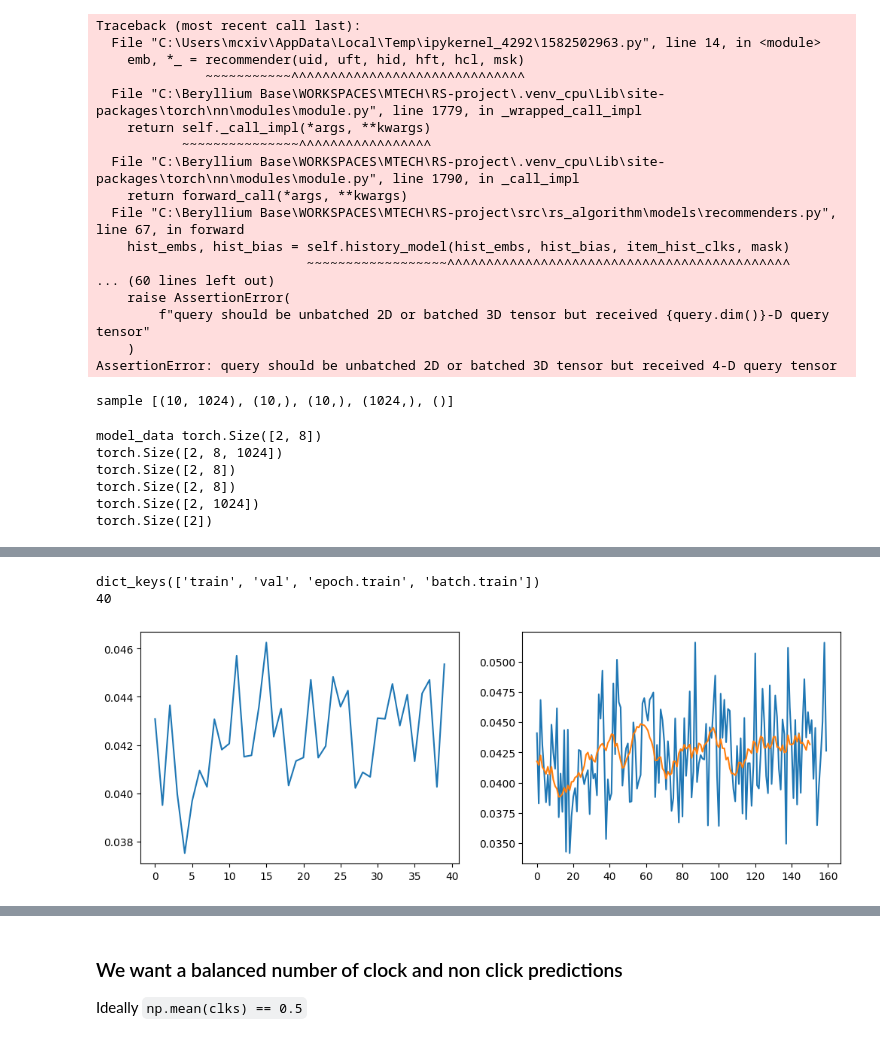
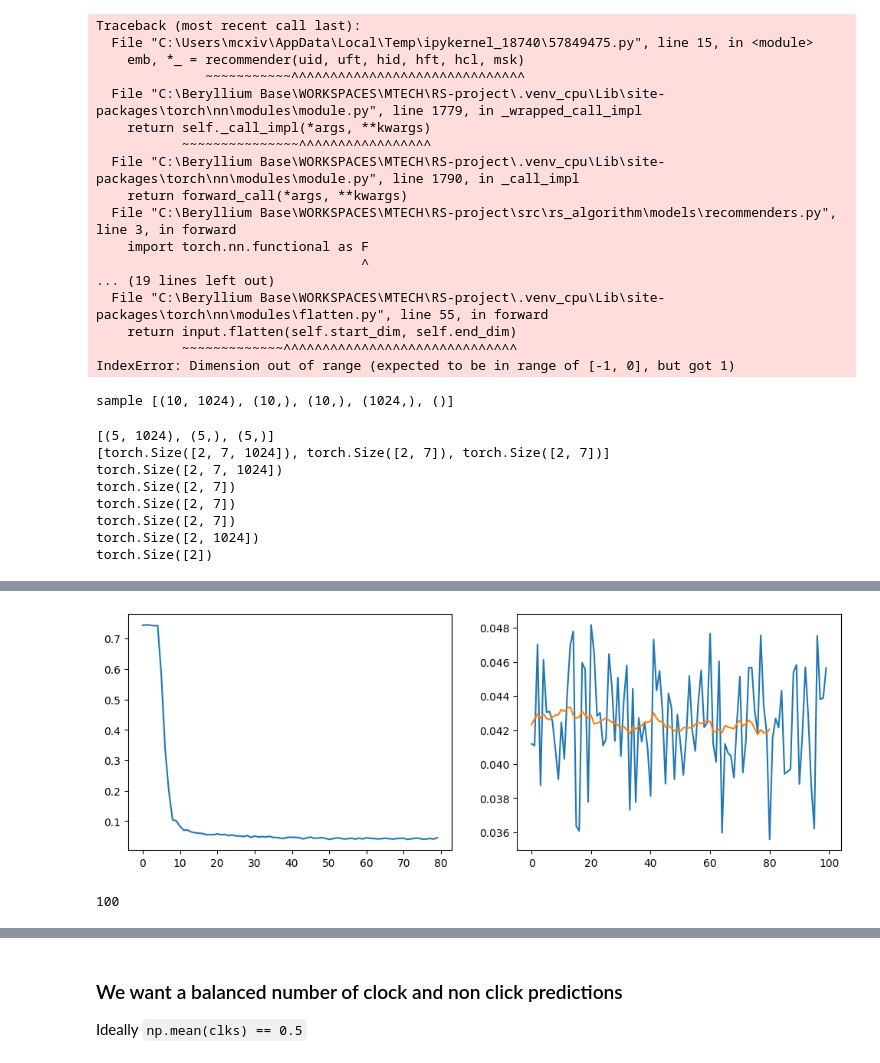
Before and after one commit to Minecraftian14/rs-fatigue-aware-dual-system-recommender-system, a Jupyter notebook: sandbox/kuairec_system_1_training.ipynb, the cells around one changed output, grey strips where cells are left out. Drawn from its saved outputs; the diff is of its cells as text; code cells hidden in the pictures.

```diff
--- a/sandbox/kuairec_system_1_training.ipynb
+++ b/sandbox/kuairec_system_1_training.ipynb
@@ -72,17 +73,18 @@ except:
 # %%
 try:
     with torch.no_grad():
-        (uid, uft, pid, pif, nid, nif), truth = next(iter(ds_test))
+        (uid, uft, pid, pif, nid, nif), truth = next(iter(ds_train_v2))
         uid, uft, pid, pif, nid, nif = (
             torch.tensor([uid], dtype=torch.int64), torch.tensor(uft[None, :], dtype=torch.float32),
             torch.tensor([pid], dtype=torch.int64), torch.tensor(pif[None, :], dtype=torch.float32),
             torch.tensor([nid], dtype=torch.int64), torch.tensor(nif[None, :], dtype=torch.float32))
 
-        hid = torch.cat([nid, nid, nid], dim=0)
-        hft = torch.cat([nif, nif, nif], dim=0)
+        hid = torch.cat([nid, nid, nid], dim=0).unsqueeze(0)
+        hft = torch.cat([nif, nif, nif], dim=0).unsqueeze(0)
         msk = torch.ones((1, 3))
         hcl = torch.ones((1, 3,))
         hcl[0, 1] = 0
+
         emb, *_ = recommender(uid, uft, hid, hft, hcl, msk)
 
         uem, ubs = user_model(uid, uft)
@@ -96,7 +98,7 @@ except:
     traceback.print_exc()
 # %% [output]
 Traceback (most recent call last):
-  File "C:\Users\mcxiv\AppData\Local\Temp\ipykernel_4292\1582502963.py", line 14, in <module>
+  File "C:\Users\mcxiv\AppData\Local\Temp\ipykernel_18740\57849475.py", line 15, in <module>
     emb, *_ = recommender(uid, uft, hid, hft, hcl, msk)
               ~~~~~~~~~~~^^^^^^^^^^^^^^^^^^^^^^^^^^^^^^
   File "C:\Beryllium Base\WORKSPACES\MTECH\RS-project\.venv_cpu\Lib\site-packages\torch\nn\modules\module.py", line 1779, in _wrapped_call_impl
@@ -104,16 +106,16 @@ Traceback (most recent call last):
            ~~~~~~~~~~~~~~~^^^^^^^^^^^^^^^^^
   File "C:\Beryllium Base\WORKSPACES\MTECH\RS-project\.venv_cpu\Lib\site-packages\torch\nn\modules\module.py", line 1790, in _call_impl
     return forward_call(*args, **kwargs)
-  File "C:\Beryllium Base\WORKSPACES\MTECH\RS-project\src\rs_algorithm\models\recommenders.py", line 67, in forward
-    hist_embs, hist_bias = self.history_model(hist_embs, hist_bias, item_hist_clks, mask)
-                           ~~~~~~~~~~~~~~~~~~^^^^^^^^^^^^^^^^^^^^^^^^^^^^^^^^^^^^^^^^^^^^
-... (60 lines left out)
-    raise AssertionError(
-        f"query should be unbatched 2D or batched 3D tensor but received {query.dim()}-D query tensor"
-    )
-AssertionError: query should be unbatched 2D or batched 3D tensor but received 4-D query tensor
+  File "C:\Beryllium Base\WORKSPACES\MTECH\RS-project\src\rs_algorithm\models\recommenders.py", line 3, in forward
+    import torch.nn.functional as F
+                                  ^
+... (19 lines left out)
+  File "C:\Beryllium Base\WORKSPACES\MTECH\RS-project\.venv_cpu\Lib\site-packages\torch\nn\modules\flatten.py", line 55, in forward
+    return input.flatten(self.start_dim, self.end_dim)
+           ~~~~~~~~~~~~~^^^^^^^^^^^^^^^^^^^^^^^^^^^^^^
+IndexError: Dimension out of range (expected to be in range of [-1, 0], but got 1)
 # %%
-class PretrainerDataset(data.Dataset):
+class PretrainerDataset(Dataset):
     def __init__(self, data_model: 'DataModel', history_zise, length=1024, ratings=None):
         self.data_model = data_model
         self.history_size = history_zise
@@ -134,6 +136,8 @@ class PretrainerDataset(data.Dataset):
         if len(eff_hem) == 0: return self.__getitem__(idx)
         wei = np.linspace(0, 2 / len(eff_hem), len(eff_hem), dtype=np.float32)
         eff_hem, eff_hbs = (eff_hem * wei[:, None]).sum(0), (eff_hbs * wei).sum(0)
+        with torch.no_grad():
+            eff_hem = item_model.embedder[2](torch.tensor(eff_hem)).numpy()
 
         return (hem, hbs, hcs.astype(np.float32)), (eff_hem, eff_hbs)
 
@@ -148,20 +152,23 @@ except:
 sample [(10, 1024), (10,), (10,), (1024,), ()]
 # %%
 try:
-    abc = data.DataLoader(pds, batch_size=2, collate_fn=sequence_collate)
+    abc = DataLoader(pds, batch_size=2, collate_fn=sequence_collate)
     for _, sample in zip(range(1), abc):
         print(sample[0][0].shape)
         print(sample[0][1].shape)
         print(sample[0][2].shape)
+        print(sample[0][3].shape)
         print(sample[1][0].shape)
         print(sample[1][1].shape)
 except:
     traceback.print_exc()
 # %% [output]
-model_data torch.Size([2, 8])
-torch.Size([2, 8, 1024])
-torch.Size([2, 8])
-torch.Size([2, 8])
+[(5, 1024), (5,), (5,)]
+[torch.Size([2, 7, 1024]), torch.Size([2, 7]), torch.Size([2, 7])]
+torch.Size([2, 7, 1024])
+torch.Size([2, 7])
+torch.Size([2, 7])
+torch.Size([2, 7])
 torch.Size([2, 1024])
 torch.Size([2])
 # %%
@@ -172,21 +179,39 @@ def pre_his_loss(preds, truth):
     return F.mse_loss(hem, eff_hem) + F.mse_loss(hbs, eff_hbs.unsqueeze(-1))
 
 
+def running_average(arr, window=10):
+    return np.convolve(arr, np.ones(window), 'valid') / window
+
+
 try:
+    history_training_loss = locals().get('history_training_loss', None)
     history_trainer = Trainer(
         model=recommender.history_model,
-        train_dataloader=data.DataLoader(pds, batch_size=512, collate_fn=sequence_collate),
+        train_dataloader=DataLoader(pds, batch_size=512, collate_fn=sequence_collate),
         epochs=10,
         criterion=pre_his_loss,
         optimizer=lambda x: torch.optim.Adam(x, lr=0.000001),
         record_per_epoch_training_loss=True,
         record_per_batch_training_loss=True,
     )
+    history_training_loss = history_trainer.loss
+    history_trainer.load_model("model_history_embeds_v2.pt")
 except:
     traceback.print_exc()
+# %%
+try:
+    history_trainer.epochs = 10
+    # history_trainer.learning_rate(0.003)
+except:
+    traceback.print_exc()
 # %%
 try:
     history_trainer.train()
+
+    _, axs = plt.subplots(1, 2, figsize=(12, 4))
+    axs[0].plot(history_trainer.loss['train'])
+    axs[1].plot(history_trainer.loss['batch.train'])
+    axs[1].plot(running_average(history_trainer.loss['batch.train'], 20))
 except:
     traceback.print_exc()
 # %% [output]
@@ -210,20 +218,11 @@ Epoch: 10/10    Train Loss: 0.05    TTS: 416.52    ETA: 0.00
+[figure, added]
 # %%
 try:
-    def running_average(arr, window=10):
-        return np.convolve(arr, np.ones(window), 'valid') / window
-
-
-    print(history_trainer.loss.keys())
-    print(len(history_trainer.loss['epoch.train']))
-    _, axs = plt.subplots(1, 2, figsize=(12, 4))
-    axs[0].plot(history_trainer.loss['train'])
-    axs[1].plot(history_trainer.loss['batch.train'])
-    axs[1].plot(running_average(history_trainer.loss['batch.train']))
+    # history_trainer.loss['batch.train'] = history_trainer.loss['batch.train'][150:]
+    print(len(history_trainer.loss['batch.train']))
 except:
     traceback.print_exc()
 # %% [output]
-dict_keys(['train', 'val', 'epoch.train', 'batch.train'])
-40
+100
-[figure, removed]
 # %%
 try:
```
Also changed, not shown: parts of 39 cells of this notebook, 7 other files.
